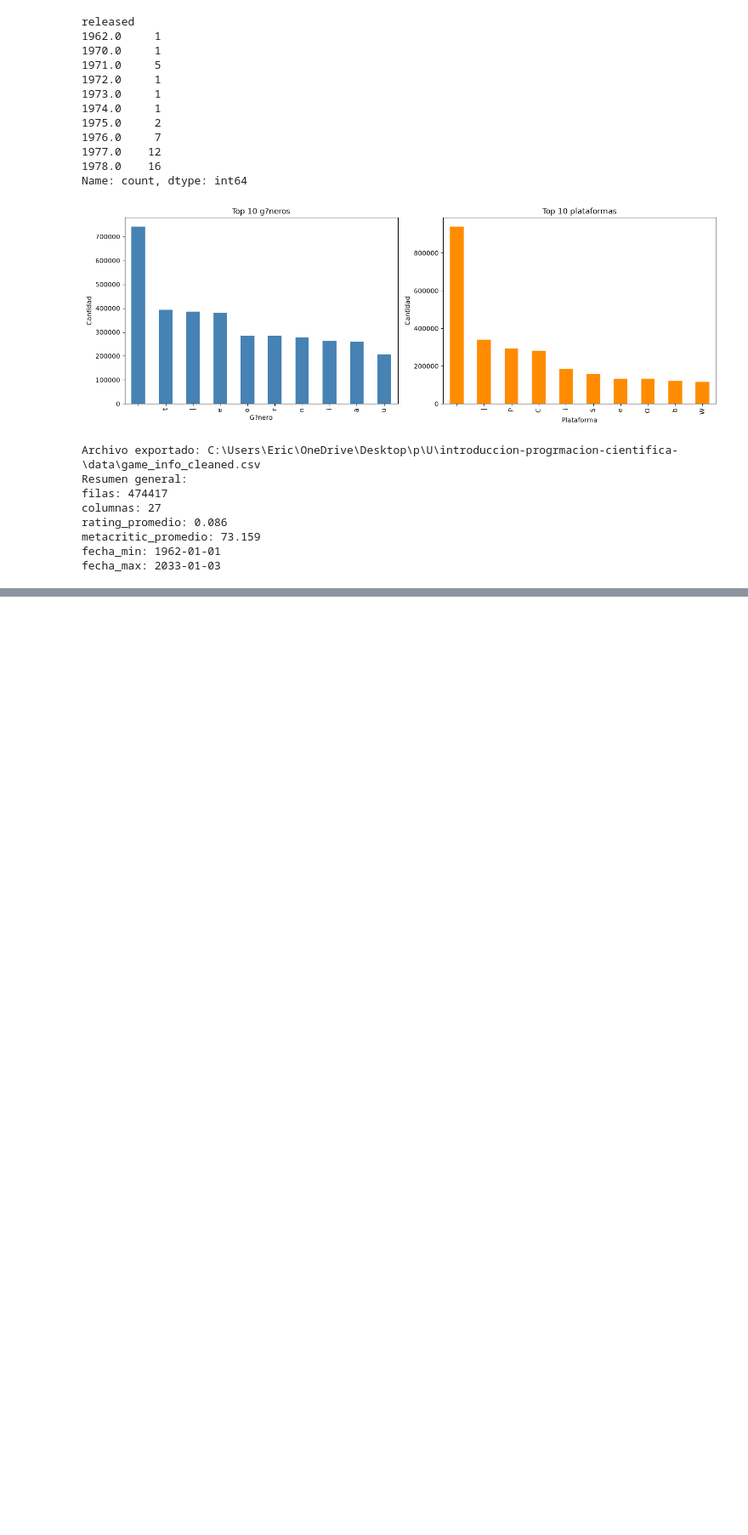
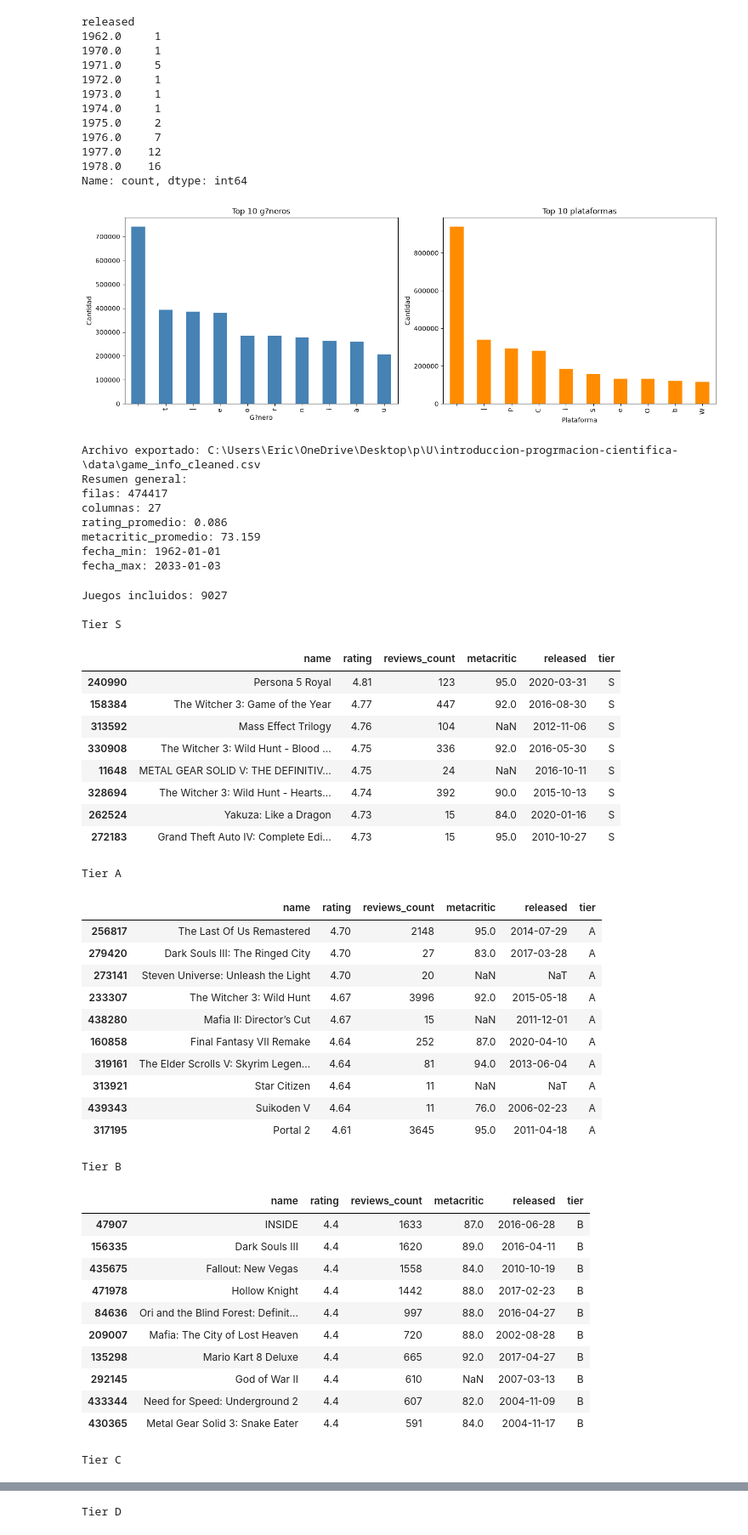
Before and after one commit to ericrodriguezdev/introduccion-progrmacion-cientifica-, a Jupyter notebook: notebook/main.ipynb, the cells around one changed output, grey strips where cells are left out. Shown at 85% size. Cells and saved outputs as stored; diff of their text form; code cells hidden in the pictures; blank space fills up the shorter version.

```diff
--- a/notebook/main.ipynb
+++ b/notebook/main.ipynb
@@ -175,3 +174,64 @@ rating_promedio: 0.086
 metacritic_promedio: 73.159
 fecha_min: 1962-01-01
 fecha_max: 2033-01-03
+# %%
+# Tier list basada en el rating y un mínimo de 10 reviews
+ranked_games = df_clean.loc[
+    (df_clean['rating'] > 0) & (df_clean['reviews_count'] >= 10),
+    ['name', 'rating', 'reviews_count', 'metacritic', 'released']
+].copy()
+
+ranked_games['tier'] = pd.cut(
+    ranked_games['rating'],
+    bins=[0, 3.5, 4.0, 4.4, 4.7, 5.0],
+    labels=['D', 'C', 'B', 'A', 'S'],
+    include_lowest=True
+)
+
+ranked_games = ranked_games.sort_values(
+    ['tier', 'rating', 'reviews_count'],
+    ascending=[False, False, False]
+)
+
+print(f'Juegos incluidos: {len(ranked_games)}')
+for tier in ['S', 'A', 'B', 'C', 'D']:
+    print(f'\nTier {tier}')
+    display(ranked_games[ranked_games['tier'] == tier].head(10))
+# %% [output]
+Juegos incluidos: 9027
+
+Tier S
+|  | name | rating | reviews_count | metacritic | released | tier |
+| 240990 | Persona 5 Royal | 4.81 | 123 | 95.0 | 2020-03-31 | S |
+| 158384 | The Witcher 3: Game of the Year | 4.77 | 447 | 92.0 | 2016-08-30 | S |
+| 313592 | Mass Effect Trilogy | 4.76 | 104 | NaN | 2012-11-06 | S |
+| 330908 | The Witcher 3: Wild Hunt - Blood ... | 4.75 | 336 | 92.0 | 2016-05-30 | S |
+| 11648 | METAL GEAR SOLID V: THE DEFINITIV... | 4.75 | 24 | NaN | 2016-10-11 | S |
+| 328694 | The Witcher 3: Wild Hunt - Hearts... | 4.74 | 392 | 90.0 | 2015-10-13 | S |
+| 262524 | Yakuza: Like a Dragon | 4.73 | 15 | 84.0 | 2020-01-16 | S |
+| 272183 | Grand Theft Auto IV: Complete Edi... | 4.73 | 15 | 95.0 | 2010-10-27 | S |
+Tier A
+|  | name | rating | reviews_count | metacritic | released | tier |
+| 256817 | The Last Of Us Remastered | 4.70 | 2148 | 95.0 | 2014-07-29 | A |
+| 279420 | Dark Souls III: The Ringed City | 4.70 | 27 | 83.0 | 2017-03-28 | A |
+| 273141 | Steven Universe: Unleash the Light | 4.70 | 20 | NaN | NaT | A |
+| 233307 | The Witcher 3: Wild Hunt | 4.67 | 3996 | 92.0 | 2015-05-18 | A |
+| 438280 | Mafia II: Director’s Cut | 4.67 | 15 | NaN | 2011-12-01 | A |
+| 160858 | Final Fantasy VII Remake | 4.64 | 252 | 87.0 | 2020-04-10 | A |
+| 319161 | The Elder Scrolls V: Skyrim Legen... | 4.64 | 81 | 94.0 | 2013-06-04 | A |
+| 313921 | Star Citizen | 4.64 | 11 | NaN | NaT | A |
+| 439343 | Suikoden V | 4.64 | 11 | 76.0 | 2006-02-23 | A |
+| 317195 | Portal 2 | 4.61 | 3645 | 95.0 | 2011-04-18 | A |
+Tier B
+|  | name | rating | reviews_count | metacritic | released | tier |
+| 47907 | INSIDE | 4.4 | 1633 | 87.0 | 2016-06-28 | B |
+| 156335 | Dark Souls III | 4.4 | 1620 | 89.0 | 2016-04-11 | B |
+| 435675 | Fallout: New Vegas | 4.4 | 1558 | 84.0 | 2010-10-19 | B |
+| 471978 | Hollow Knight | 4.4 | 1442 | 88.0 | 2017-02-23 | B |
+| 84636 | Ori and the Blind Forest: Definit... | 4.4 | 997 | 88.0 | 2016-04-27 | B |
+| 209007 | Mafia: The City of Lost Heaven | 4.4 | 720 | 88.0 | 2002-08-28 | B |
+| 135298 | Mario Kart 8 Deluxe | 4.4 | 665 | 92.0 | 2017-04-27 | B |
+| 292145 | God of War II | 4.4 | 610 | NaN | 2007-03-13 | B |
+| 433344 | Need for Speed: Underground 2 | 4.4 | 607 | 82.0 | 2004-11-09 | B |
+| 430365 | Metal Gear Solid 3: Snake Eater | 4.4 | 591 | 84.0 | 2004-11-17 | B |
+Tier C
@@ -177,0 +249 @@ fecha_max: 2033-01-03
+Tier D
```
Also changed, not shown: parts of 6 cells of this notebook.
